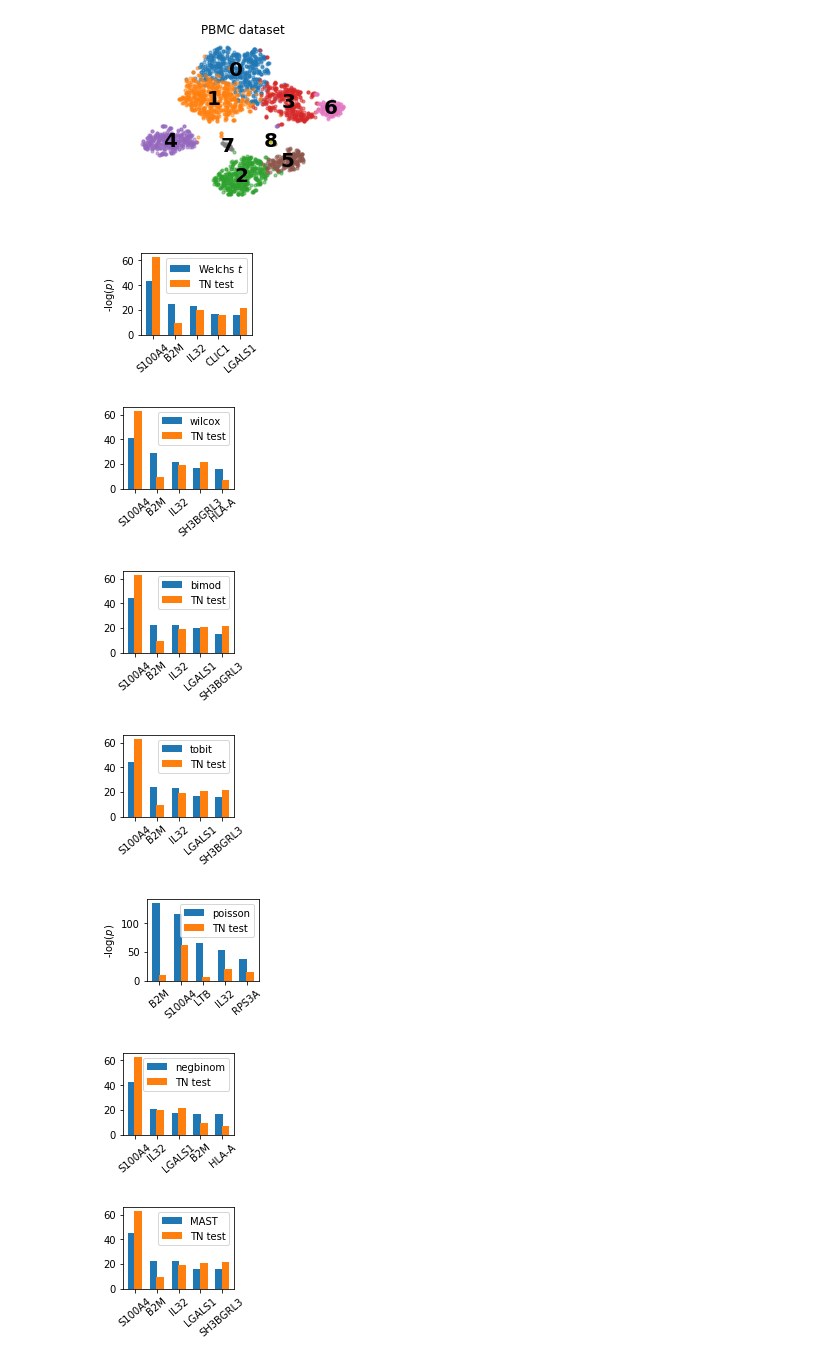
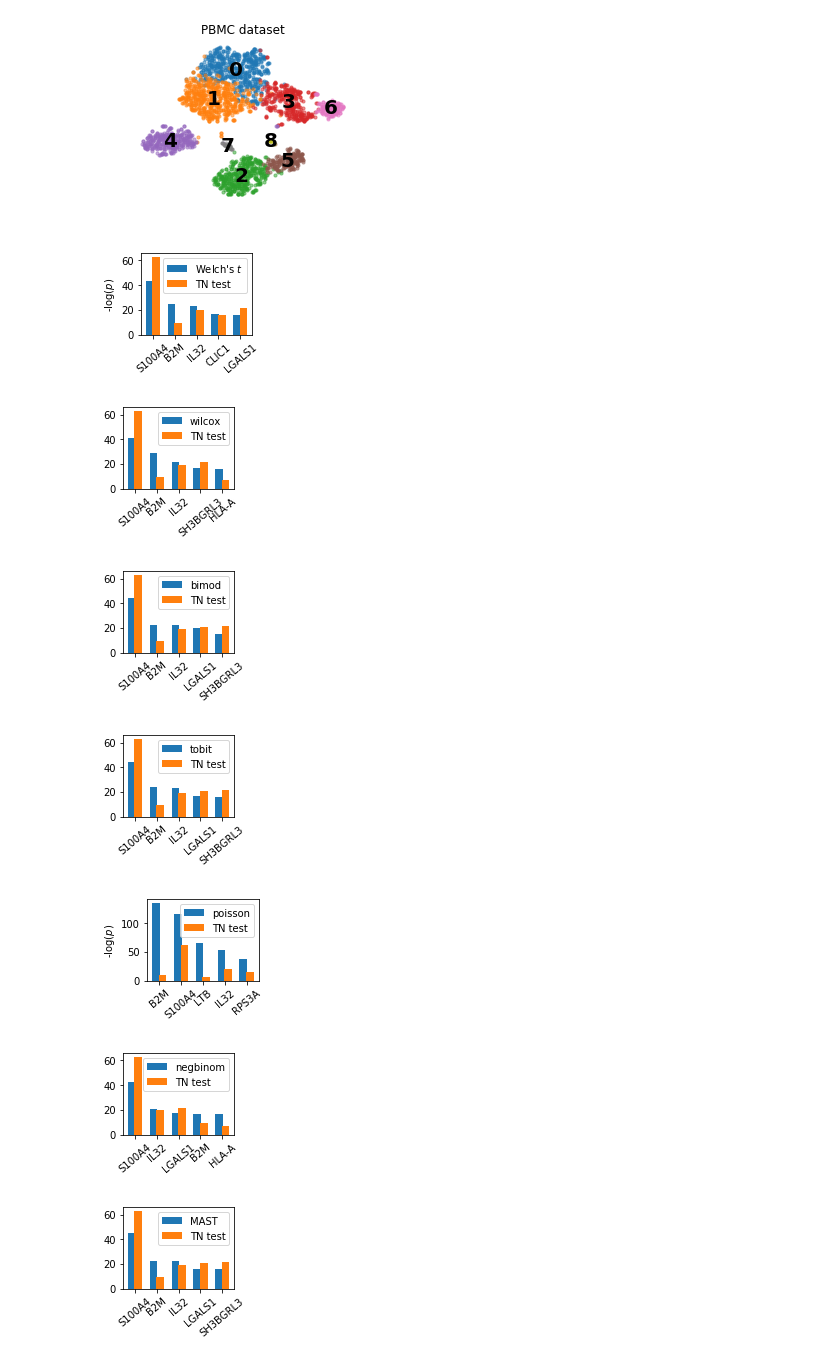
Before and after one commit to jessemzhang/tn_test, a Jupyter notebook: Figures.ipynb, the cells around one changed output. Cells and saved outputs as stored; diff of their text form; code cells hidden in the pictures.

```diff
--- a/Figures.ipynb
+++ b/Figures.ipynb
@@ -428,35 +428,35 @@ def plot_bar_p(gene_names, p_correct, p_seurat=None, label=None, width=0.35, set
 tests = ["t",
         "wilcox",
         "bimod",
         "tobit",
         "poisson",
         "negbinom",
         "MAST"]
 
 ngenes = 5
 all_genes = []
 for i, test in enumerate(tests):
     seurat_de = -np.log10(pd.read_csv(os.path.join(data_dir, 'pbmc_seurat_de_%s.txt'%(test)), delimiter=' '))
     del seurat_de['avg_logFC']
     del seurat_de['pct.1']
     del seurat_de['pct.2']
     del seurat_de['p_val_adj']
     all_genes.extend(list(seurat_de.index[:10]))
     gene_names, p_seurat, p_correct = get_gene_names(seurat_de, ngenes)
     if test == "t":
-        test = 'Welch''s $t$'
+        test = 'Welch\'s $t$'
     plot_bar_p(gene_names, p_correct, p_seurat=p_seurat, label=test,
                set_ylabel = True if i == 0 or i == 4 else False)
     plt.savefig('figures/pbmc_de_%s.pdf'%(test), format='pdf', dpi=500, bbox_inches='tight')
 
 inds = np.argsort(p_tn)[:ngenes]
 p_correct = -np.log10(p_tn[inds])
 gene_names = genes[keep_inds][inds]
 plot_bar_p(gene_names, p_correct, set_ylabel=False)
 plt.savefig('figures/pbmc_de_tn.pdf', format='pdf', dpi=500, bbox_inches='tight')
 plt.show()
 # %% [output]
-[figure, old version]
+[figure, new version]
 [figure]
 [figure]
 [figure]
```
Also changed, not shown: parts of 3 cells of this notebook.
